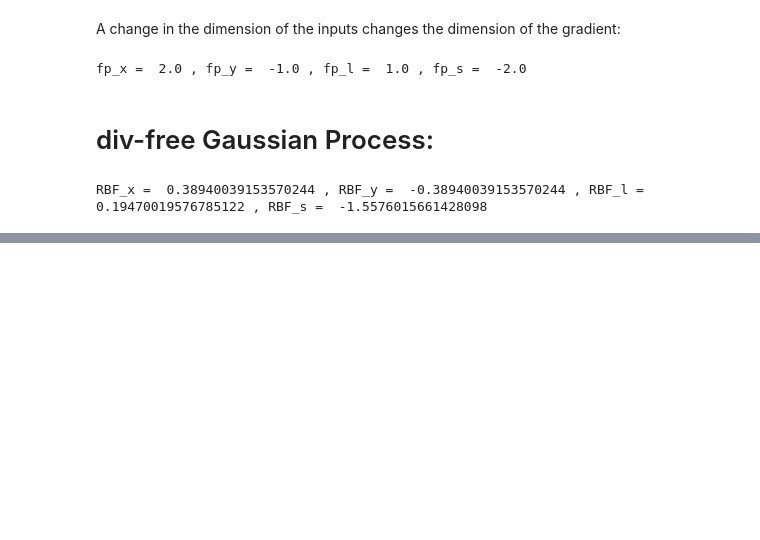
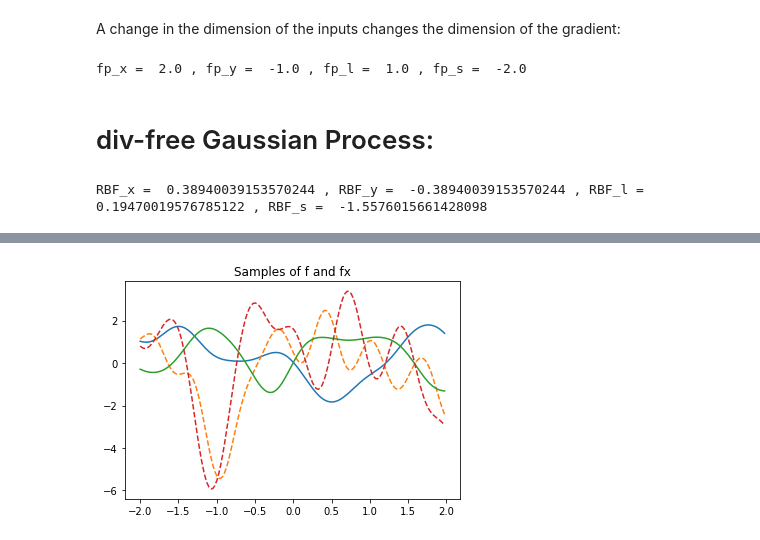
Before and after one commit to notblank/Gaussian-Processes, a Jupyter notebook: Autodiff Vector Valued Processes.ipynb, the cells around one changed output, grey strips where cells are left out. Drawn from its saved outputs; the diff is of its cells as text; code cells hidden in the pictures; blank space fills up the shorter version.

```diff
--- a/Autodiff Vector Valued Processes.ipynb
+++ b/Autodiff Vector Valued Processes.ipynb
@@ -168,0 +202,15 @@ RBF_x =  0.38940039153570244 , RBF_y =  -0.38940039153570244 , RBF_l =  0.194700
+# %%
+nsamples = 2
+mu = np.zeros((npts))
+
+Z = np.random.multivariate_normal(mu, K, nsamples)
+Zx = np.random.multivariate_normal(mu, Kxy, nsamples)
+# %%
+for i in range(nsamples):
+    plt.plot(x[:], Z[i,:])
+    plt.plot(x[:], Zx[i,:], '--')
+
+plt.title('Samples of f and fx')
+plt.show()
+# %% [output]
+[figure, added]
```
Also changed, not shown: parts of 14 cells of this notebook.
